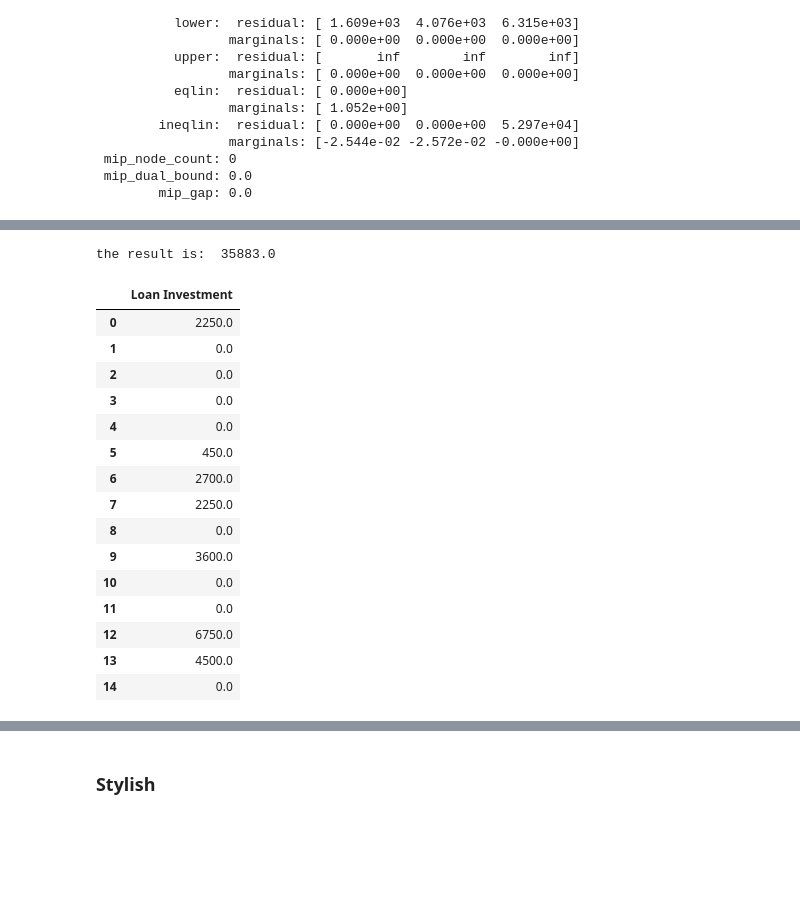
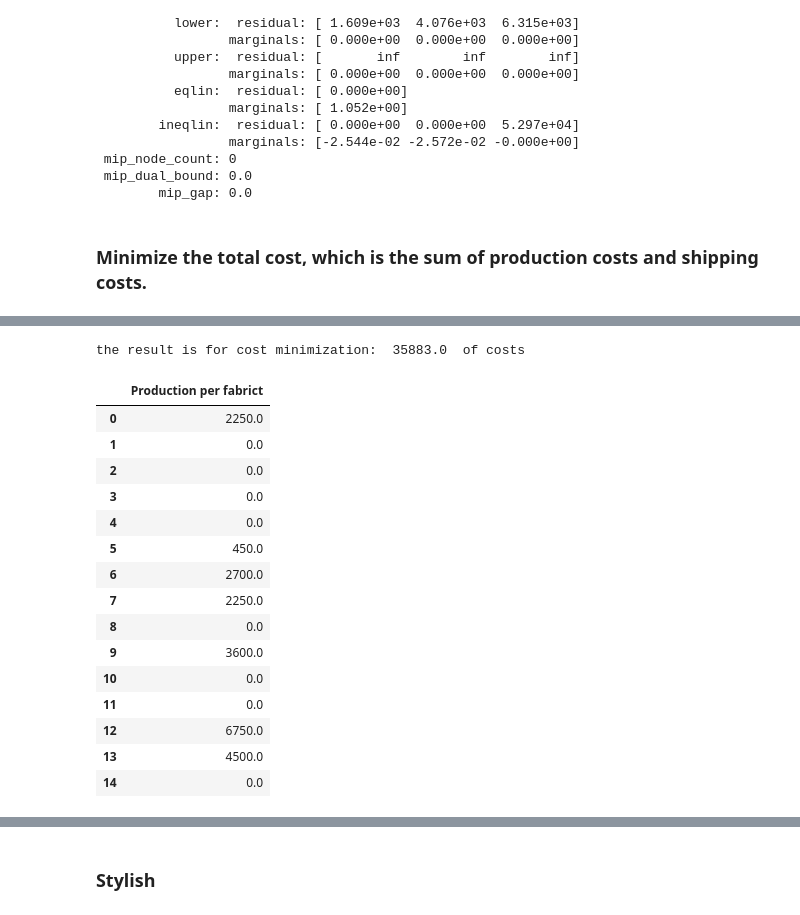
Before and after one commit to Jhonnatan7br/Business-Optmization, a Jupyter notebook: Optimization.ipynb, the cells around one changed output, grey strips where cells are left out. Cells and saved outputs as stored; diff of their text form; code cells hidden in the pictures; blank space fills up the shorter version.

```diff
--- a/Optimization.ipynb
+++ b/Optimization.ipynb
@@ -288,6 +335,8 @@ the result is:  12618.767213114754
  mip_node_count: 0
  mip_dual_bound: 0.0
         mip_gap: 0.0
+# %% [markdown]
+### Minimize the total cost, which is the sum of production costs and shipping costs.
 # %% [markdown]
 ![image.png](attachment:image.png)
 # %%
@@ -321,37 +370,37 @@ A_supply = [
 b_supply = [4500, 9000, 11250]
 
 # Define the equality constraints matrix (demand constraints)
 # Each wholesaler must receive exactly its forecasted demand
 A_demand = [
     [1 if j % 5 == i else 0 for j in range(15)]
     for i in range(5)
 ]
 
 # Define the equality constraints vector (demand constraints)
 b_demand = [2700, 2700, 9000, 4500, 3600]
 
 # Define the bounds for each decision variable (non-negativity constraints)
 x_bounds = [(0, None) for _ in range(15)]
 
 # Combine the supply and demand constraints
 A_eq = A_demand
 b_eq = b_demand
 A_ub = A_supply
 b_ub = b_supply
 
 # Solve the linear programming problem
 result = linprog(C, A_ub=A_ub, b_ub=b_ub, A_eq=A_eq, b_eq=b_eq, bounds=x_bounds, method='highs')
 
 result_x = result.x if result.success else None
 result_x, result.fun if result.success else None, result.success
-print("the result is: ",result.fun)
+print("the result is for cost minimization: ",result.fun, " of costs")
 
 result1 = np.array(result.x)
-result1 = pd.DataFrame(result1, columns=['Loan Investment'])
+result1 = pd.DataFrame(result1, columns=['Production per fabrict'])
 result1
 # %% [output]
-the result is:  35883.0
+the result is for cost minimization:  35883.0  of costs
-|  | Loan Investment |
+|  | Production per fabrict |
 | 0 | 2250.0 |
 | 1 | 0.0 |
 | 2 | 0.0 |
```
Also changed, not shown: parts of 2 cells of this notebook.
